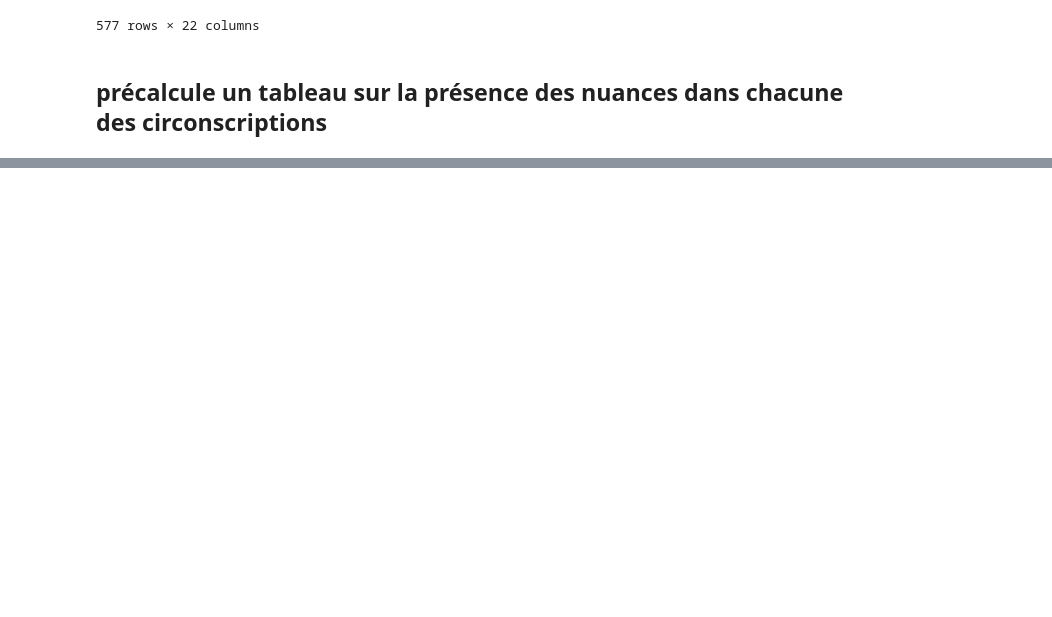
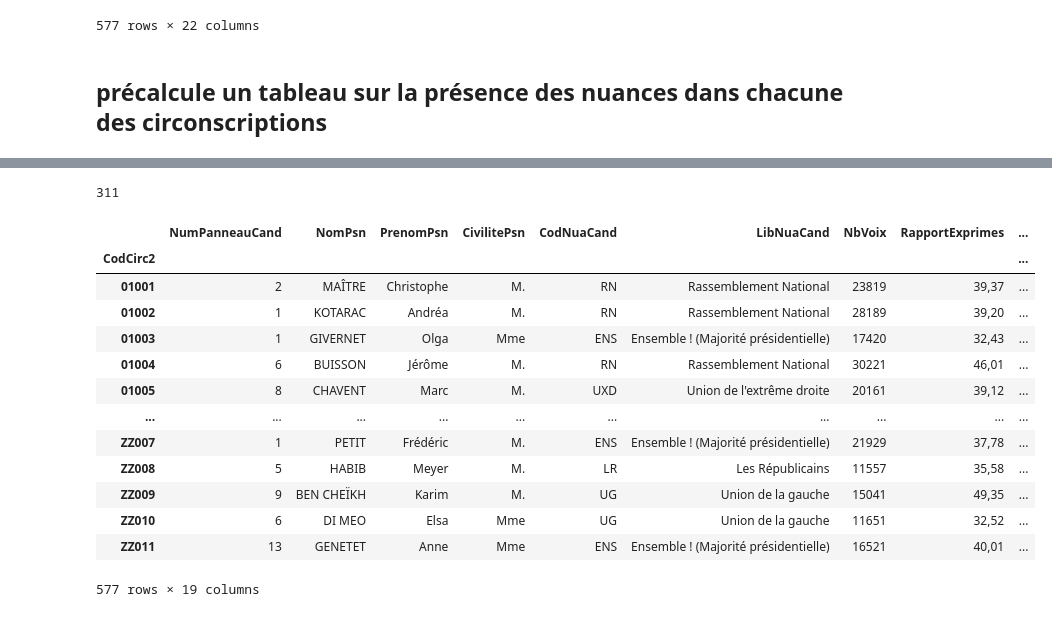
Before and after one commit to taniki/legislatives-2024, a Jupyter notebook: prep_lg2024.ipynb, the cells around one changed output, grey strips where cells are left out. Drawn from its saved outputs; the diff is of its cells as text; code cells hidden in the pictures; blank space fills up the shorter version.

```diff
--- a/prep_lg2024.ipynb
+++ b/prep_lg2024.ipynb
@@ -197,0 +473,74 @@ nuances2024.to_csv('lg2024_t1_nuances.csv')
+# %%
+len(resultats_t1_2_triangulaire)
+# %% [output]
+311
+# %%
+# Nouveau Front populaire (UG): #FC392B
+# Divers gauche (EXG, COM, FI, SOC, RDG, VEC, DVG, ECO): #D94B4B
+# Ensemble (ENS, REN, MDM, HOR, UDI): #F0B500
+# Divers centre (DVC): #ff8800
+# Les Républicains (LR): #4292c6
+# Divers droite (DVD, REC, DSV, EXD): #08306b
+# Rassemblement national (RN): #662506
+# Rassemblement national-Les Républicains (UXD): #cc4c02
+# Autres (REG, DIV): #949191
+
+nuance_to_groupe = {
+    'UG' : 'Nouveau Front populaire',
+    'EXG': 'Divers gauche',
+    'COM': 'Divers gauche',
+    'FI' : 'Divers gauche',
+    'SOC': 'Divers gauche',
+    'RDG': 'Divers gauche',
+    'VEC': 'Divers gauche',
+    'DVG': 'Divers gauche',
+    'ECO': 'Divers gauche',
+    'ENS': 'Ensemble',
+    'REN': 'Ensemble',
+    'MDM': 'Ensemble',
+    'HOR': 'Ensemble',
+    'UDI': 'Ensemble',
+    'DVC': 'Divers centre',
+    'LR' : 'Les Républicains',
+    'DVD': 'Divers droite',
+    'REC': 'Divers droite',
+    'DSV': 'Divers droite',
+    'EXD': 'Divers droite',
+    'RN' : 'Rassemblement national',
+    'UXD': 'Rassemblement national-Les Républicains',
+    'REG': 'Autres',
+    'DIV': 'Autres'
+
+}
+
+t1_entete = (
+    resultats_t1_2
+    .assign(
+        NbVoix = lambda df: df.NbVoix.astype(int)
+    )
+    .sort_values('NbVoix', ascending=False)
+    .drop_duplicates('CodCirc2', keep='first')
+    .set_index('CodCirc2')
+    .sort_index()
+    .assign(
+        GrpLib = lambda df: df.CodNuaCand.apply(lambda x: nuance_to_groupe[x]),
+        CandLib = lambda df: df.PrenomPsn+" "+df.NomPsn
+    )
+)
+
+t1_entete
+# %% [output]
+|  | NumPanneauCand | NomPsn | PrenomPsn | CivilitePsn | CodNuaCand | LibNuaCand | NbVoix | RapportExprimes | ... |
+| CodCirc2 |  |  |  |  |  |  |  |  | ... |
+| 01001 | 2 | MAÎTRE | Christophe | M. | RN | Rassemblement National | 23819 | 39,37 | ... |
+| 01002 | 1 | KOTARAC | Andréa | M. | RN | Rassemblement National | 28189 | 39,20 | ... |
+| 01003 | 1 | GIVERNET | Olga | Mme | ENS | Ensemble ! (Majorité présidentielle) | 17420 | 32,43 | ... |
+| 01004 | 6 | BUISSON | Jérôme | M. | RN | Rassemblement National | 30221 | 46,01 | ... |
+| 01005 | 8 | CHAVENT | Marc | M. | UXD | Union de l'extrême droite | 20161 | 39,12 | ... |
+| ... | ... | ... | ... | ... | ... | ... | ... | ... | ... |
+| ZZ007 | 1 | PETIT | Frédéric | M. | ENS | Ensemble ! (Majorité présidentielle) | 21929 | 37,78 | ... |
+| ZZ008 | 5 | HABIB | Meyer | M. | LR | Les Républicains | 11557 | 35,58 | ... |
+| ZZ009 | 9 | BEN CHEÏKH | Karim | M. | UG | Union de la gauche | 15041 | 49,35 | ... |
+| ZZ010 | 6 | DI MEO | Elsa | Mme | UG | Union de la gauche | 11651 | 32,52 | ... |
+| ZZ011 | 13 | GENETET | Anne | Mme | ENS | Ensemble ! (Majorité présidentielle) | 16521 | 40,01 | ... |
+577 rows × 19 columns
```
Also changed, not shown: parts of 36 cells of this notebook.
